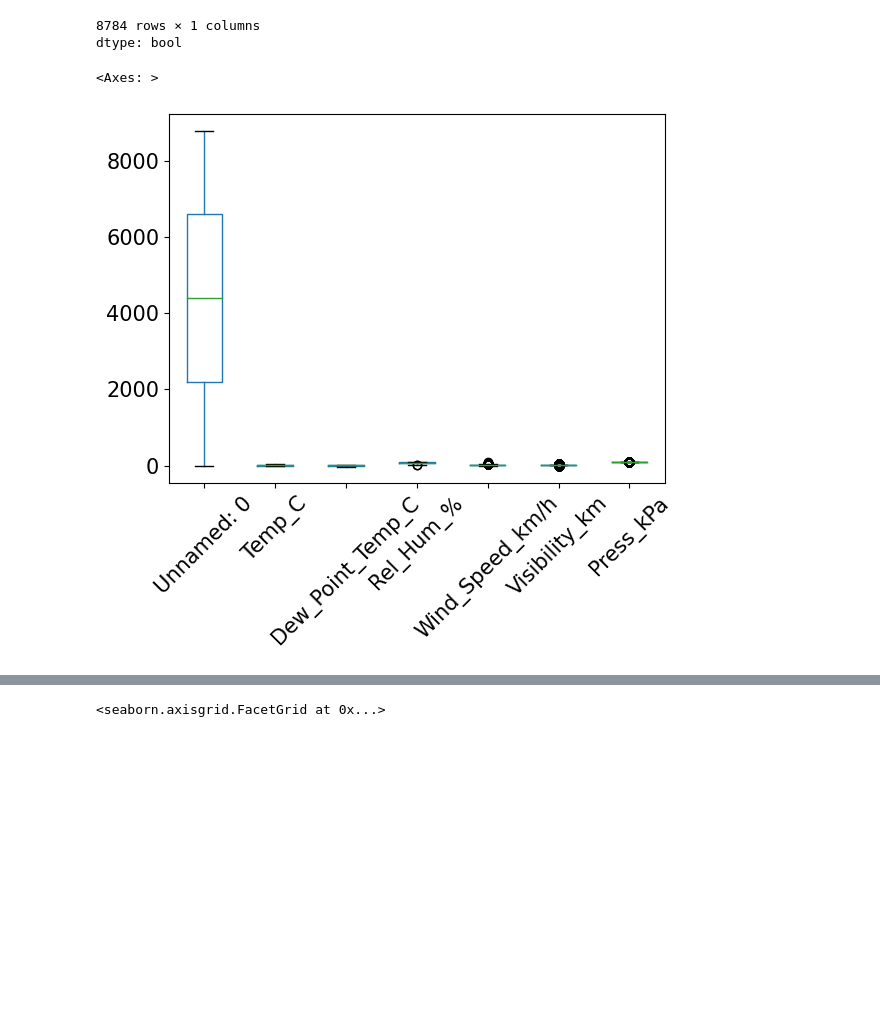
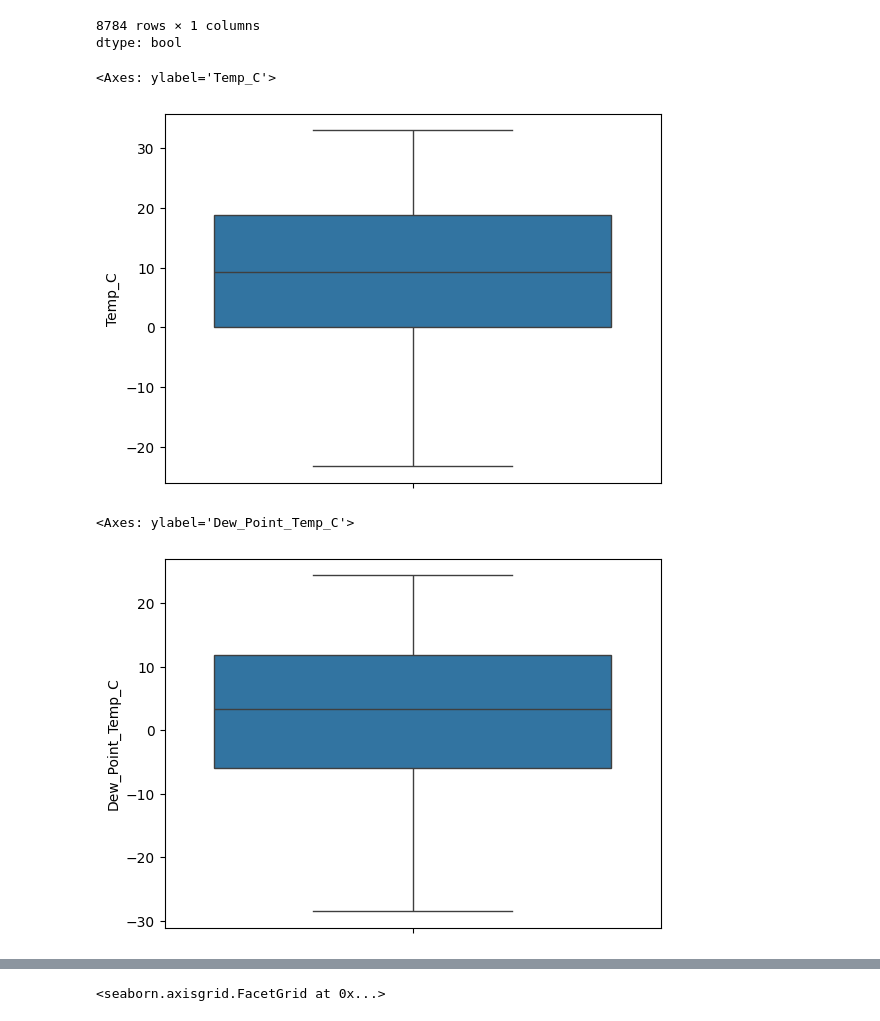
Before and after one commit to johnkinuthiaa/lux-Dev-Data-science-challenges, a Jupyter notebook: lux_assignment.ipynb, the cells around one changed output, grey strips where cells are left out. Cells and saved outputs as stored; diff of their text form; code cells hidden in the pictures; blank space fills up the shorter version.

```diff
--- a/lux_assignment.ipynb
+++ b/lux_assignment.ipynb
@@ -201,7 +201,17 @@ df.duplicated()
 dtype: bool
 # %%
 # identify and describe any significant outliers in the data.
-df.boxplot(grid=False, rot=45, fontsize=15)
+sns.boxplot(df['Temp_C'])
+#
+#
+#
+# sns.boxplot(df['Visibility_km'])
+#
 # %% [output]
-<Axes: >
+<Axes: ylabel='Temp_C'>
-[figure, old version]
+[figure, new version]
+# %%
+sns.boxplot(df['Dew_Point_Temp_C'])
+# %% [output]
+<Axes: ylabel='Dew_Point_Temp_C'>
+[figure, added]
```
Also changed, not shown: parts of 4 cells of this notebook.
